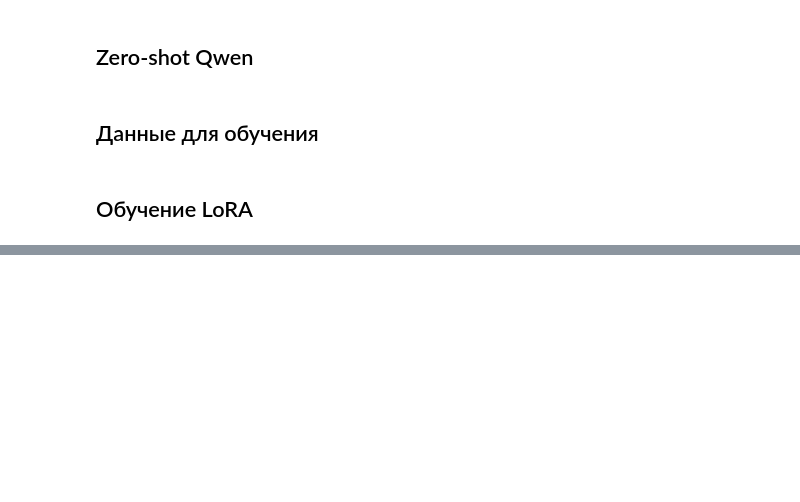
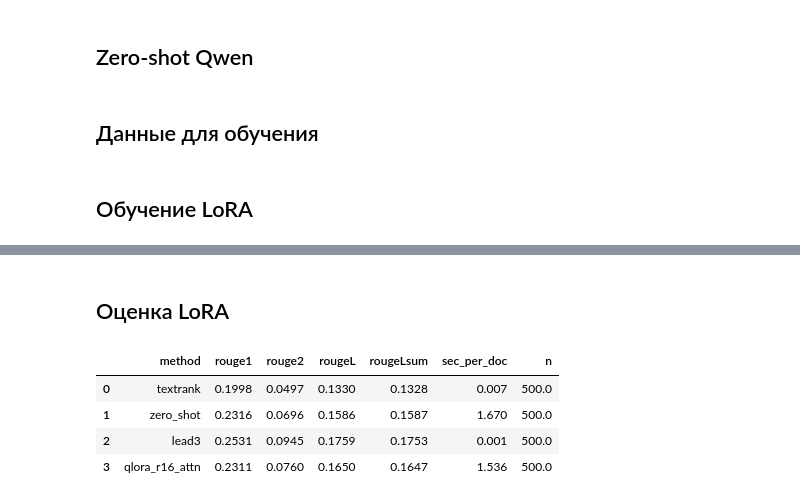
Before and after one commit to Polon-Lubvi/ICTIS, a Jupyter notebook: 01_pipeline.ipynb, the cells around one changed output, grey strips where cells are left out. Saved outputs shown, nothing was run; the diff lists cells and outputs as text; code cells hidden in the pictures; blank space fills up the shorter version.

```diff
--- a/01_pipeline.ipynb
+++ b/01_pipeline.ipynb
@@ -322,0 +331,30 @@ qlora_r16_attn 28.2 мин, пик памяти GPU 4.0 ГБ
+# %% [markdown]
+## Оценка LoRA
+# %%
+from peft import PeftModel
+
+def eval_lora(name):
+    global model
+    mlflow.end_run()
+    base = AutoModelForCausalLM.from_pretrained(MODEL, dtype=torch.float16, device_map="cuda")
+    model = PeftModel.from_pretrained(base, f"{ROOT}/checkpoints/{name}/final").merge_and_unload().eval()
+    t0 = time.time()
+    m = save_result(name, generate(list(eval_df.text)), time.time() - t0)
+    row = m[m.method == name].iloc[0]
+    run = mlflow.search_runs(experiment_names=["gazeta_lora"],
+                             filter_string=f"attributes.run_name = '{name}'",
+                             order_by=["start_time DESC"]).iloc[0]
+    with mlflow.start_run(run_id=run.run_id):
+        mlflow.log_metrics({f"eval_{k}": float(row[k]) for k in ["rouge1", "rouge2", "rougeL", "sec_per_doc"]})
+    shutil.copy(MLFLOW_DB, f"{ROOT}/mlruns/mlflow.db")
+    log_step(f"eval_{name}", t0, rows_in=len(eval_df))
+    del model, base; torch.cuda.empty_cache()
+    return m
+
+eval_lora("qlora_r16_attn")
+# %% [output]
+|  | method | rouge1 | rouge2 | rougeL | rougeLsum | sec_per_doc | n |
+| 0 | textrank | 0.1998 | 0.0497 | 0.1330 | 0.1328 | 0.007 | 500.0 |
+| 1 | zero_shot | 0.2316 | 0.0696 | 0.1586 | 0.1587 | 1.670 | 500.0 |
+| 2 | lead3 | 0.2531 | 0.0945 | 0.1759 | 0.1753 | 0.001 | 500.0 |
+| 3 | qlora_r16_attn | 0.2311 | 0.0760 | 0.1650 | 0.1647 | 1.536 | 500.0 |
```
Also changed, not shown: parts of 8 cells of this notebook.
